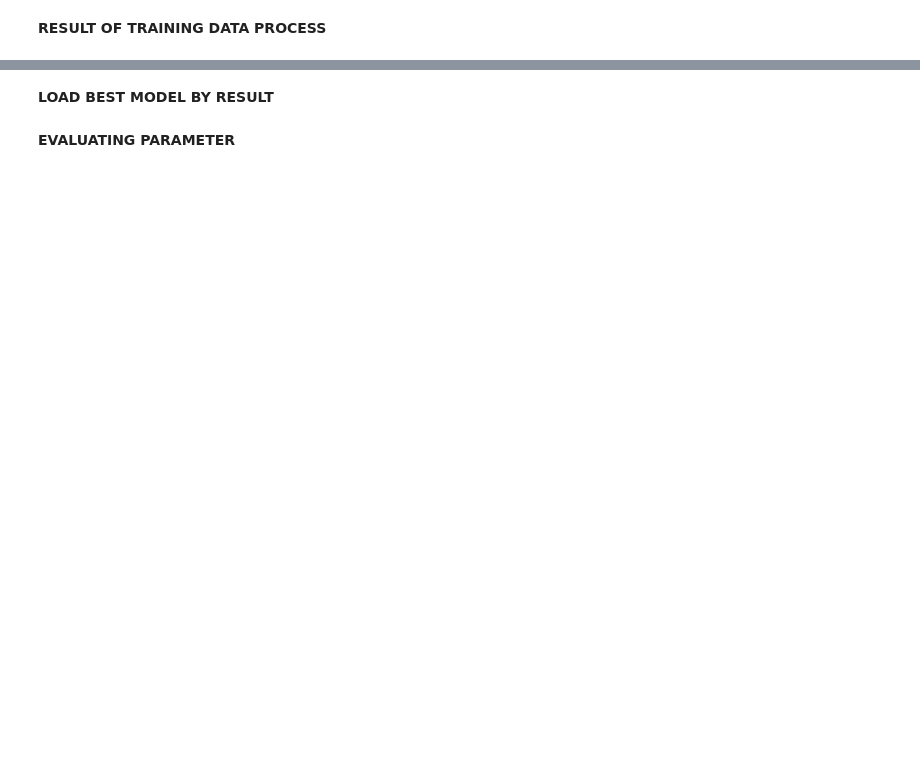
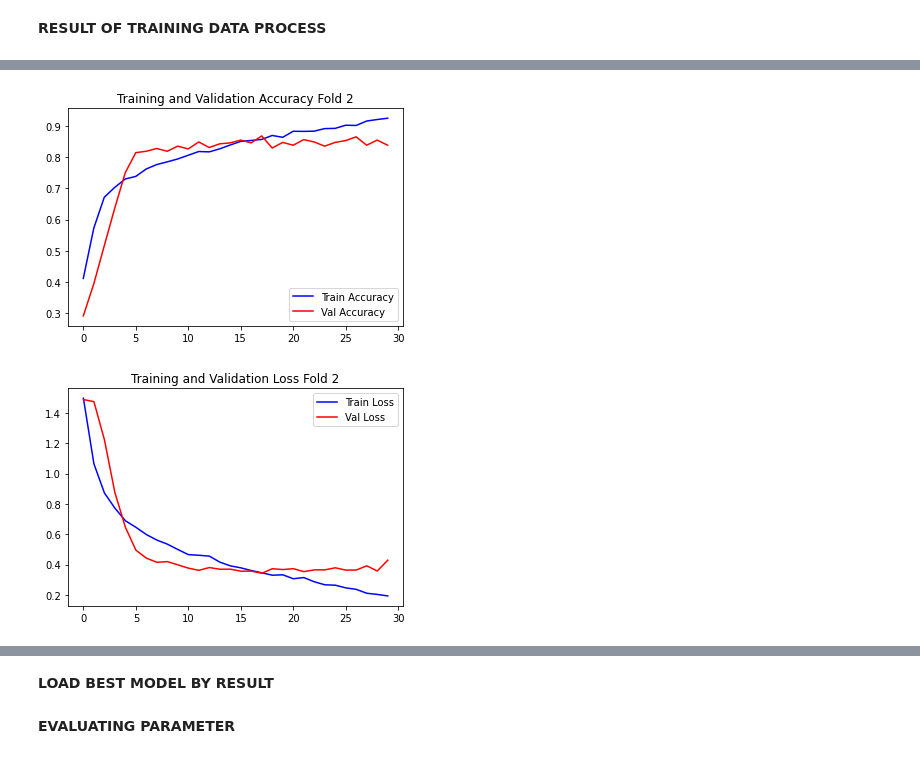
Before and after one commit to avishatr/TA, a Jupyter notebook: alexnet-corn-or-maize-disease-detectection.ipynb, the cells around one changed output, grey strips where cells are left out. Saved outputs shown, nothing was run; the diff lists cells and outputs as text; code cells hidden in the pictures; blank space fills up the shorter version.

```diff
--- a/alexnet-corn-or-maize-disease-detectection.ipynb
+++ b/alexnet-corn-or-maize-disease-detectection.ipynb
@@ -235,22 +284,25 @@ plt.show()
 # %%
 #FOLD 2
 #Train and validation accuracy
 plt.title('Training and Validation Accuracy Fold 2')
 plt.plot(model_history[1].history['accuracy'], label='Train Accuracy', color='blue', )
 plt.plot(model_history[1].history['val_accuracy'], label='Val Accuracy', color='red', )
 plt.legend()
 plt.savefig("Accuracy_fold 2.jpg")
 plt.show()
 
 plt.figure()
 
 #Train and validation loss
-plt.title('Training and Validation Accuracy Fold 2')
+plt.title('Training and Validation Loss Fold 2')
 plt.plot(model_history[1].history['loss'], label='Train Loss', color='blue', )
 plt.plot(model_history[1].history['val_loss'], label='Val Loss', color='red', )
 plt.legend()
 plt.savefig("Loss_fold 2.jpg")
 plt.show()
+# %% [output]
+[figure, added]
+[figure, added]
 # %%
 #FOLD 3
 #Train and validation accuracy
```
Also changed, not shown: parts of 18 cells of this notebook.
